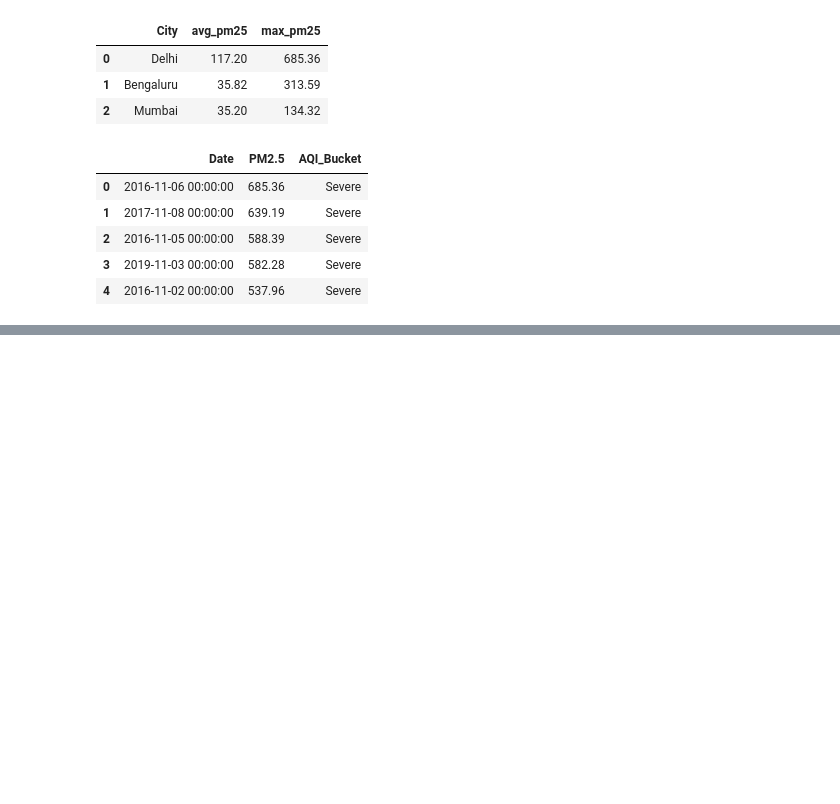
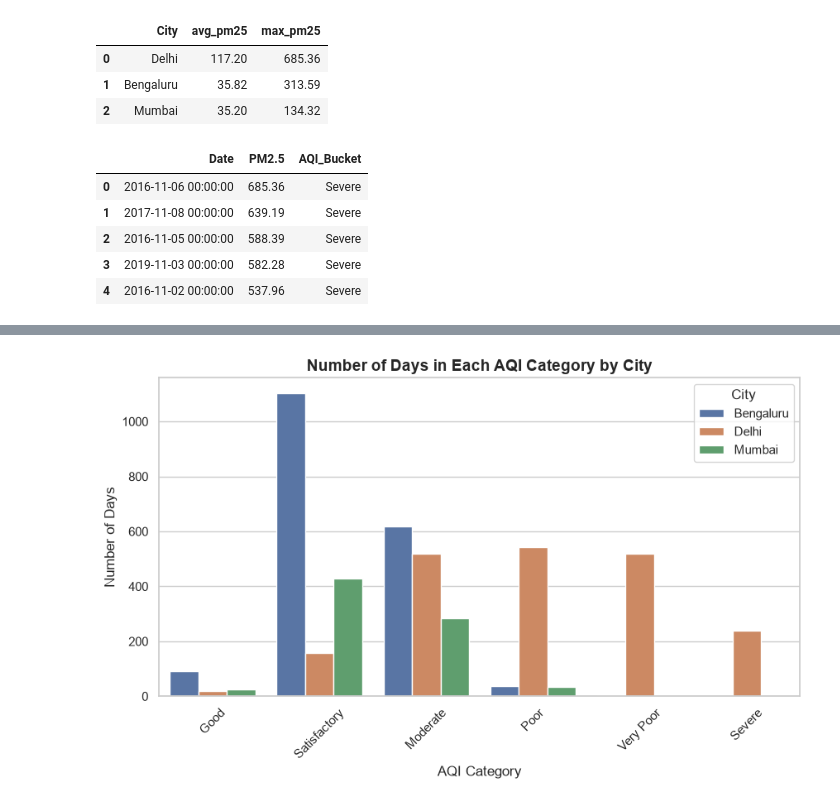
Before and after one commit to AmanPatel470/air-quality-india, a Jupyter notebook: notebooks/01_data_exploration.ipynb, the cells around one changed output, grey strips where cells are left out. Drawn from its saved outputs; the diff is of its cells as text; code cells hidden in the pictures; blank space fills up the shorter version.

```diff
--- a/notebooks/01_data_exploration.ipynb
+++ b/notebooks/01_data_exploration.ipynb
@@ -122,0 +146,14 @@ run_sql(query2)
+# %%
+plt.figure(figsize=(10, 5))
+
+# We use a countplot to see how many days fall into each AQI_Bucket
+sns.countplot(data=df_clean, x='AQI_Bucket', hue='City',
+              order=['Good', 'Satisfactory', 'Moderate', 'Poor', 'Very Poor', 'Severe'])
+
+plt.title('Number of Days in Each AQI Category by City', fontsize=14, fontweight='bold')
+plt.xlabel('AQI Category', fontsize=12)
+plt.ylabel('Number of Days', fontsize=12)
+plt.xticks(rotation=45)
+plt.show()
+# %% [output]
+[figure, added]
```
Also changed, not shown: parts of 1 cell of this notebook.
